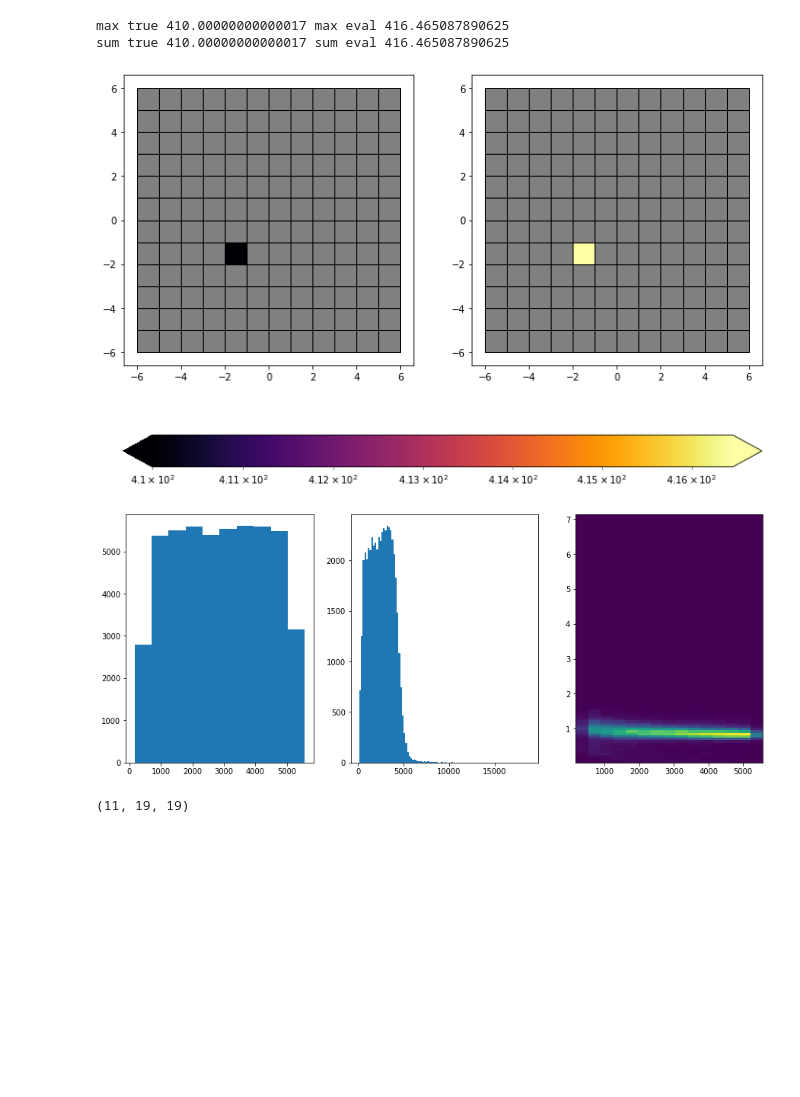
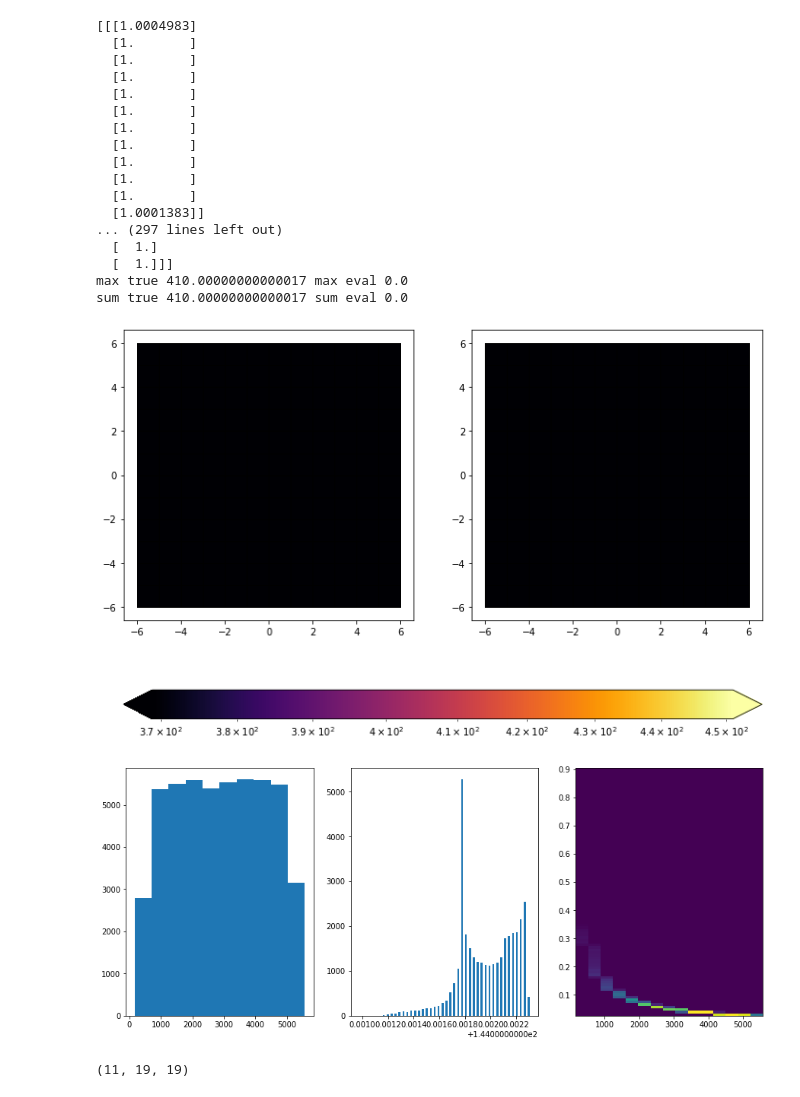
Before and after one commit to DraTeots/eic_ai_pid, a Jupyter notebook: keras_g3_cae_true-table.ana.ipynb, the cells around one changed output. Saved outputs shown, nothing was run; the diff lists cells and outputs as text; code cells hidden in the pictures; blank space fills up the shorter version.

Commit message:
convolutional and true-table .py and .ipynb file updates

```diff
--- a/keras_g3_cae_true-table.ana.ipynb
+++ b/keras_g3_cae_true-table.ana.ipynb
@@ -175,22 +43,43 @@ def print_event(table):
 # %%
 # Load NN model
 from keras.models import load_model
-model = load_model(os.path.join('trained_models', 'g3_true_table_cae.hd5'))
+model = load_model(os.path.join('trained_models', 'g3_true.hd5'))
+# model = load_model(os.path.join('trained_models', 'g3_true_table_cae.hd5'))
 
 # Run ML on data
 ml_events = model.predict(input_data)
 # %%
 true_event = np.exp(answers[5]*11)
 ml_event = np.exp(ml_events[5]*11)
+print(ml_event)
+print("true event")
+print(true_event)
+
 ml_event[ml_event<2] = 0
 true_event[true_event<1.5] = 0
-display_event_comparison(true_event, ml_event)
+
+table_display_compare(true_event, ml_event, cal_size=11)
 print(f"max true {np.max(true_event)} max eval {np.max(ml_event)}")
 print(f"sum true {np.sum(true_event)} sum eval {np.sum(ml_event)}")
 # %% [output]
-max true 410.00000000000017 max eval 416.465087890625
-sum true 410.00000000000017 sum eval 416.465087890625
+[[[1.0004983]
+  [1.       ]
+  [1.       ]
+  [1.       ]
+  [1.       ]
+  [1.       ]
+  [1.       ]
+  [1.       ]
+  [1.       ]
+  [1.       ]
+  [1.       ]
+  [1.0001383]]
+... (297 lines left out)
+  [  1.]
+  [  1.]]]
+max true 410.00000000000017 max eval 0.0
+sum true 410.00000000000017 sum eval 0.0
-[figure, old version]
+[figure, new version]
 # %%
 def data_to_energies(data):
     # We took log(hit) to make hits linear. /11 as a scale. Now reverting it
@@ -224,7 +113,7 @@ ax3.hist2d(sr_e, ml_e/sr_e, bins=(15, 100))
 plt.savefig(pics_prefix + "e_2dhist.png")
 plt.show()
 # %% [output]
-[figure, old version]
+[figure, new version]
 # %%
 # Build numpy 2d histogram
 err_bins = np.arange(0.4, 1.4, 0.05)
```
Also changed, not shown: parts of 7 cells of this notebook, 35 other files.
